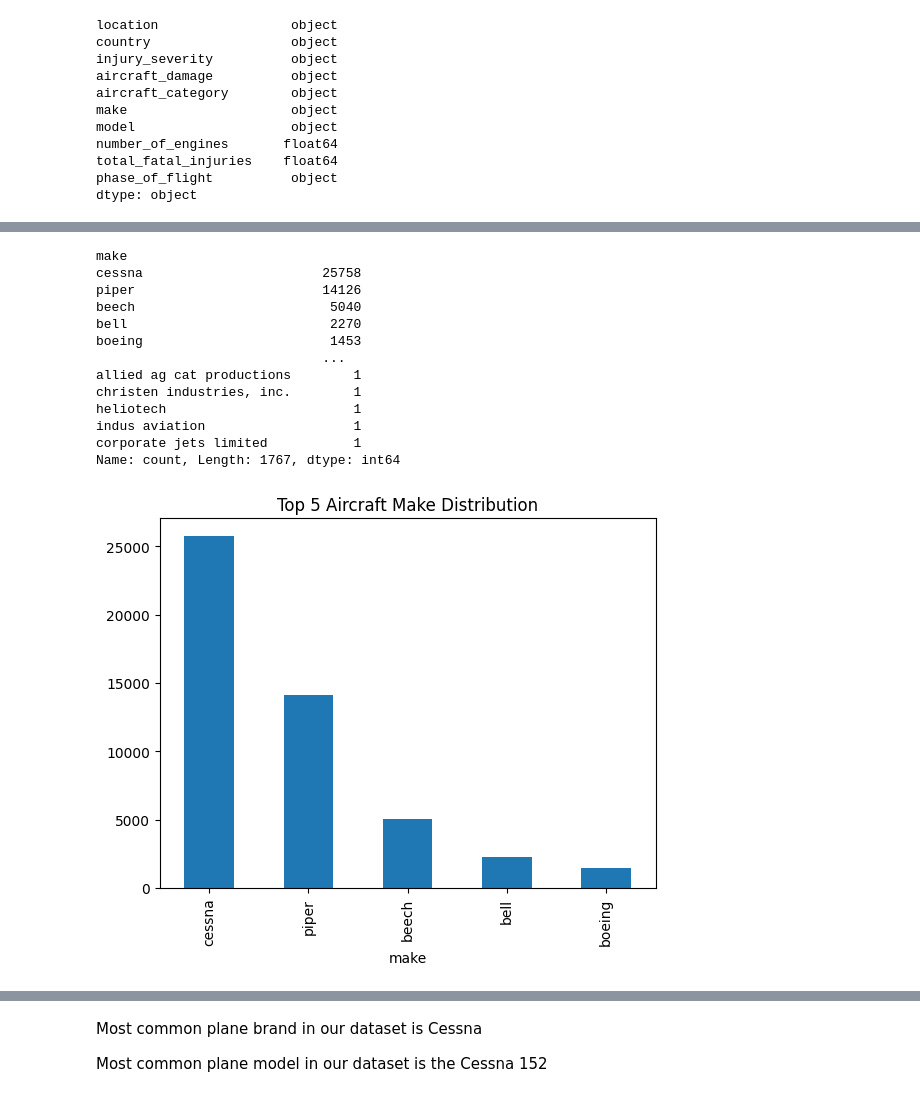
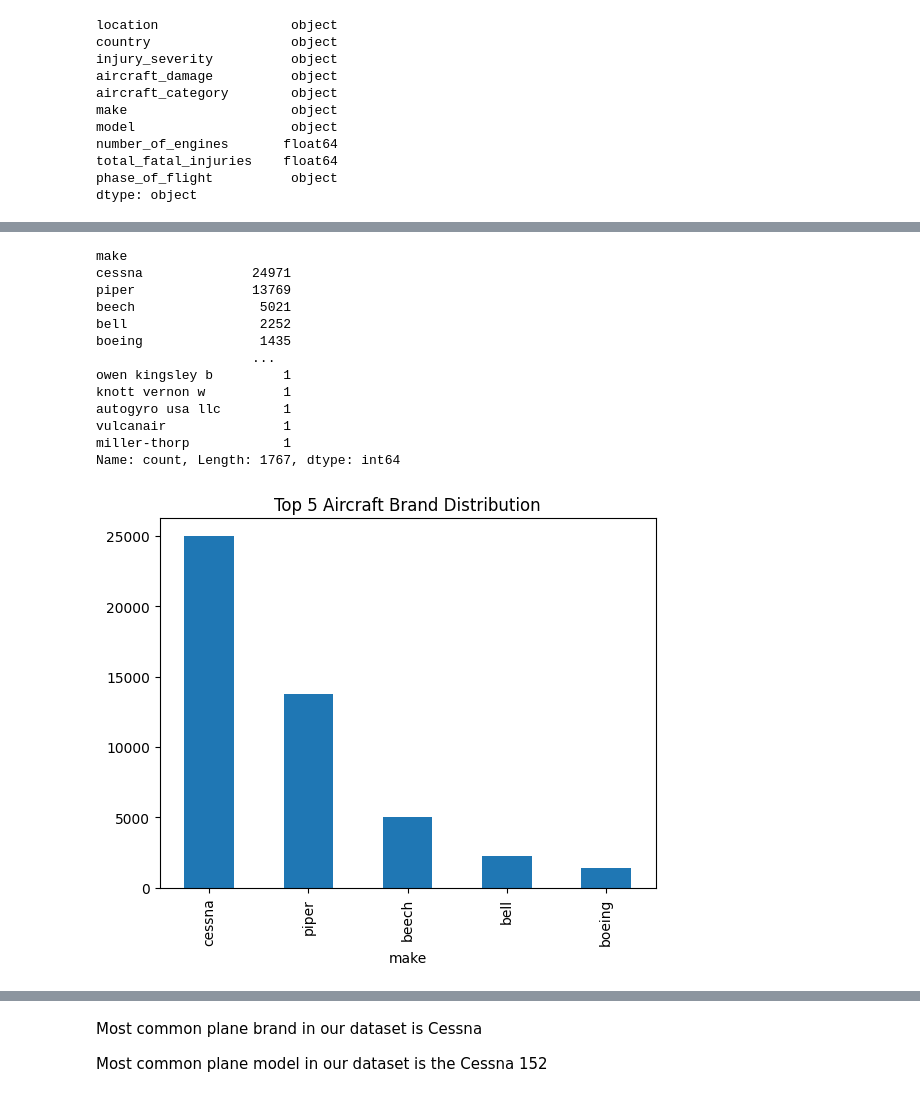
Before and after one commit to davidmasai/End_of_phase1_project, a Jupyter notebook: technical_presentation/end_of_phase1_technical_presentation.ipynb, the cells around one changed output, grey strips where cells are left out. Saved outputs shown, nothing was run; the diff lists cells and outputs as text; code cells hidden in the pictures.

```diff
--- a/technical_presentation/end_of_phase1_technical_presentation.ipynb
+++ b/technical_presentation/end_of_phase1_technical_presentation.ipynb
@@ -729,6 +729,9 @@ number_of_engines       0
 total_fatal_injuries    0
 phase_of_flight         0
 dtype: int64
+# %%
+# Remove duplicates
+df.drop_duplicates(inplace=True)
 # %%
 #create copy for Exploratory Data Analysis
 df_eda = df.copy(deep=True)
@@ -799,27 +807,27 @@ plt.plot
 # %%
 #check the distribution of plane make and model variables
 #Analyzing aircraft make and model, #Analyzing aircraft make and model, most common plane makeand model
 
 print(df_eda['make'].value_counts())
 
 #Visualize using top 5 makes (brands) using bar plots
-df_eda['make'].value_counts()[:5].plot(kind='bar', title='Top 5 Aircraft Make Distribution')
+df_eda['make'].value_counts()[:5].plot(kind='bar', title='Top 5 Aircraft Brand Distribution')
 plt.show()
 # %% [output]
 make
-cessna                       25758
-piper                        14126
-beech                         5040
-bell                          2270
-boeing                        1453
-                             ...
-allied ag cat productions        1
-christen industries, inc.        1
-heliotech                        1
-indus aviation                   1
-corporate jets limited           1
+cessna              24971
+piper               13769
+beech                5021
+bell                 2252
+boeing               1435
+                    ...
+owen kingsley b         1
+knott vernon w          1
+autogyro usa llc        1
+vulcanair               1
+miller-thorp            1
 Name: count, Length: 1767, dtype: int64
-[figure, old version]
+[figure, new version]
 # %%
 new=df_eda[df_eda['make']=='cessna'][['make','model']]
 print(new.value_counts()[:5])#top 5 aircraft brand and mode
```
Also changed, not shown: parts of 6 cells of this notebook, 1 other file.
